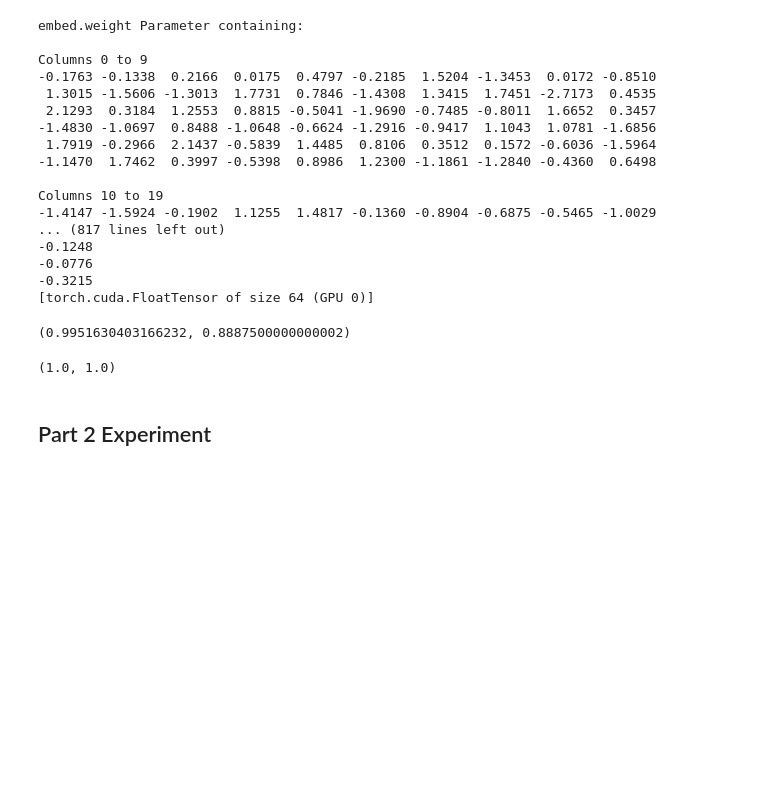
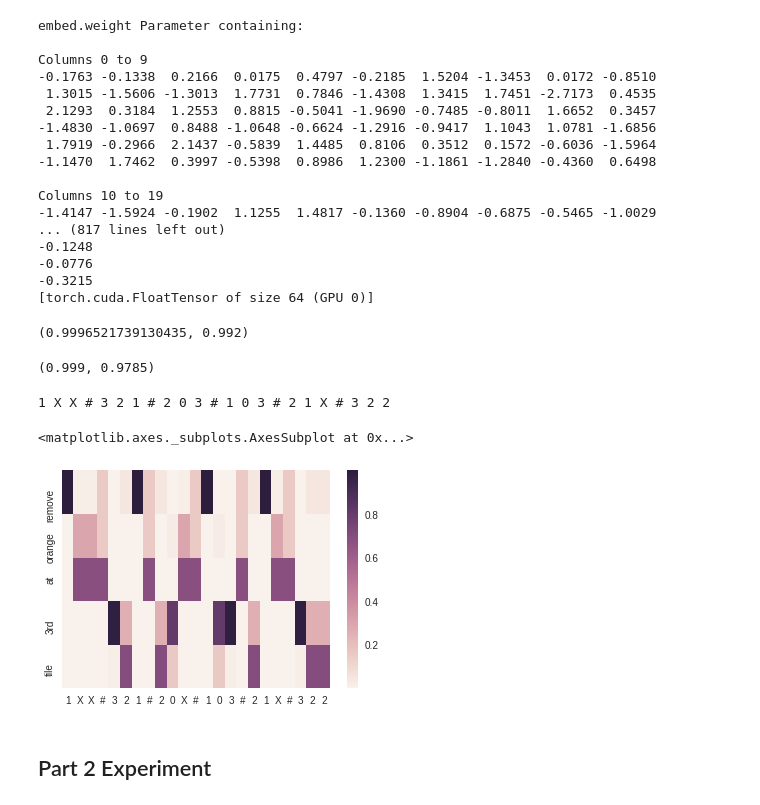
Before and after one commit to rezkaaufar/learning-to-follow-instructions, a Jupyter notebook: language_games/Seq2Conv.ipynb, the cells around one changed output. Cells and saved outputs as stored; diff of their text form; code cells hidden in the pictures; blank space fills up the shorter version.

```diff
--- a/language_games/Seq2Conv.ipynb
+++ b/language_games/Seq2Conv.ipynb
@@ -317,7 +317,8 @@ class ConvDecoder(nn.Module):
             ht = F.tanh(self.linear_out(combined.view(-1, 2 * self.hidden_size))).view(
                 batch_size, -1, self.hidden_size)
             #print(ht.size())
-            vis_attn = attn
+            if i == 0:
+                vis_attn = attn
             cnn = ht.transpose(1,2)
             cnn = F.tanh(layer(cnn)+cnn)
         out_ht = cnn.transpose(1,2)
@@ -694,8 +722,8 @@ with open('models/Decoder_Seq2Conv_50000_nvl_utter_hid64_layer1_drop0.5_dot.tar'
      torch.save(decoder, ckpt)
 # %%
 torch.nn.Module.dump_patches = True
-encoder = torch.load('models/Decoder_Seq2Conv_50000_nvl_utter_hid64_layer1_drop0.5_dot.tar').cuda()
-decoder = torch.load('models/Encoder_Seq2Conv_50000_nvl_utter_hid64_layer1_drop0.5_dot.tar').cuda()
+encoder = torch.load('models/Decoder_Seq2Conv_50000_nvl_utter_blocks_hid64_layer1_drop0.5_dot.tar').cuda()
+decoder = torch.load('models/Encoder_Seq2Conv_50000_nvl_utter_blocks_hid64_layer1_drop0.5_dot.tar').cuda()
 # %%
 torch.save(decoder.state_dict(), 'models/Params_Decoder_Seq2Conv_50000_nvl_utter_blocks_hid64_layer1_drop0.5_dot.tar')
 torch.save(encoder.state_dict(), 'models/Params_Encoder_Seq2Conv_50000_nvl_utter_blocks_hid64_layer1_drop0.5_dot.tar')
@@ -726,11 +754,39 @@ Columns 10 to 19
 # %%
 accuracy_test_data(inps_t, instrs_t, targets_t, batch_size, attn=True)
 # %% [output]
-(0.9951630403166232, 0.8887500000000002)
+(0.9996521739130435, 0.992)
 # %%
 accuracy_test_data(inps_v, instrs_v, targets_v, batch_size, attn=True)
 # %% [output]
-(1.0, 1.0)
+(0.999, 0.9785)
+# %%
+batch_size = 1
+start_index = 0
+inp, instr, target = generate_batch(start_index, len_example, len_labels, len_instr,
+                                    batch_size, inps, instrs, targets)
+encoder_hidden = encoder.init_hidden(batch_size)
+encoder_ht, encoder_hidden = encoder(instr, encoder_hidden, batch_size)
+context = encoder_ht
+hidden = encoder_hidden
+position_ids = generate_position_ids(batch_size)
+pred_seq = Variable(torch.zeros(len_labels, batch_size)).cuda()
+tgt_seq = Variable(torch.zeros(len_labels, batch_size)).cuda()
+output, vis_attn = decoder(inp, position_ids, batch_size, attn=True,
+                     context=context)
+cols_alph = [str(j) for j in targets[start_index].split(" ")]
+attn_alph = vis_attn
+dat = attn_alph.data[0].tolist()
+dat_dic = {}
+for i, ca in enumerate(cols_alph):
+    dat_dic[ca] = dat[i]
+index_alph = [j for j in instrs[start_index].split(" ")]
+df = DataFrame(dat_dic, index=index_alph, columns=cols_alph)
+print(inps[start_index])
+sns.heatmap(df)
+# %% [output]
+1 X X # 3 2 1 # 2 0 3 # 1 0 3 # 2 1 X # 3 2 2
+<matplotlib.axes._subplots.AxesSubplot at 0x...>
+[figure, added]
 # %% [markdown]
 ## Part 2 Experiment
 # %%
```
Also changed, not shown: parts of 8 cells of this notebook, 1 other file.
